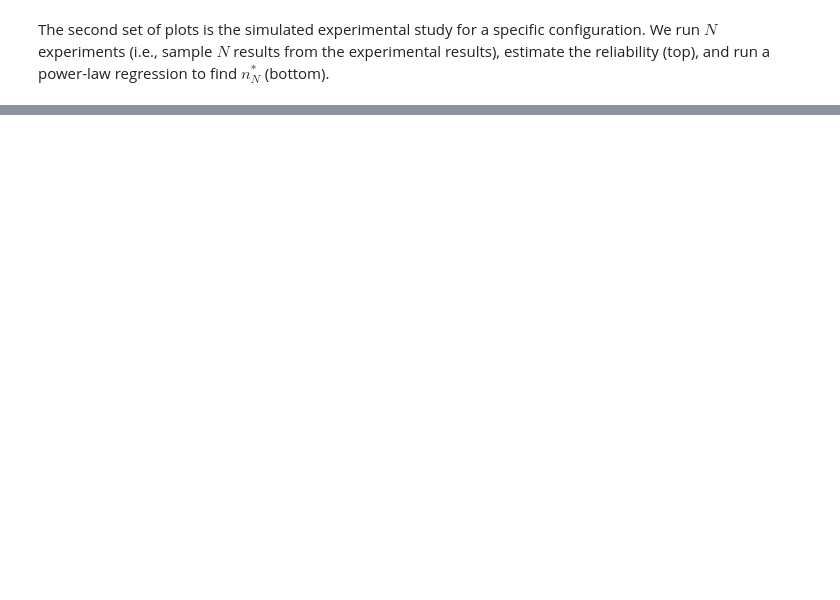
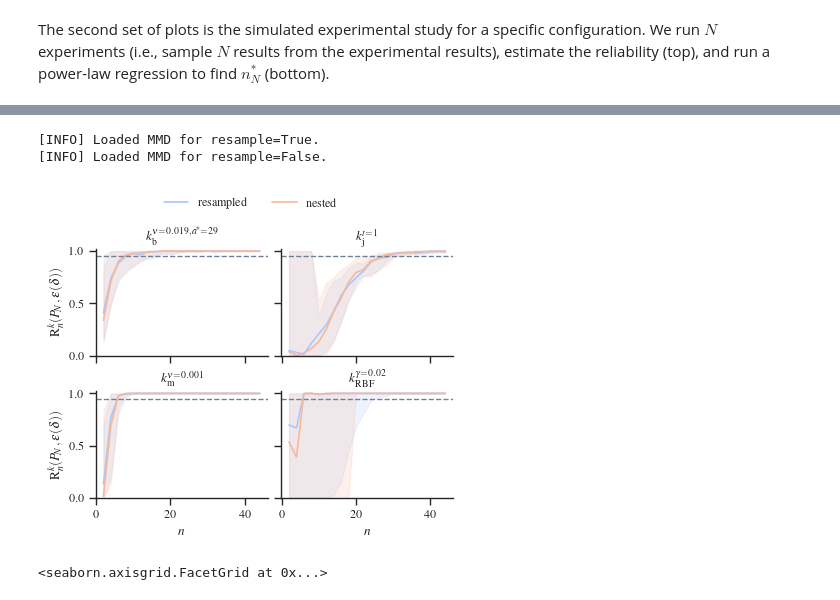
Before and after one commit to DrCohomology/genexpy, a Jupyter notebook: demos/case_studies/BIG-bench/reliability_analysis.ipynb, the cells around one changed output, grey strips where cells are left out. Cells and saved outputs as stored; diff of their text form; code cells hidden in the pictures; blank space fills up the shorter version.

```diff
--- a/demos/case_studies/BIG-bench/reliability_analysis.ipynb
+++ b/demos/case_studies/BIG-bench/reliability_analysis.ipynb
@@ -167,0 +188,7 @@ plotter.plot_simulated_experimental_study(configuration=configuration, alpha=0.9
+# %%
+plotter.plot_reliability_resampling_comparison_on_n(fig_width=3.25)
+# %% [output]
+[INFO] Loaded MMD for resample=True.
+[INFO] Loaded MMD for resample=False.
+[figure, added]
+<seaborn.axisgrid.FacetGrid at 0x...>
```
Also changed, not shown: parts of 10 cells of this notebook, 38 other files.
